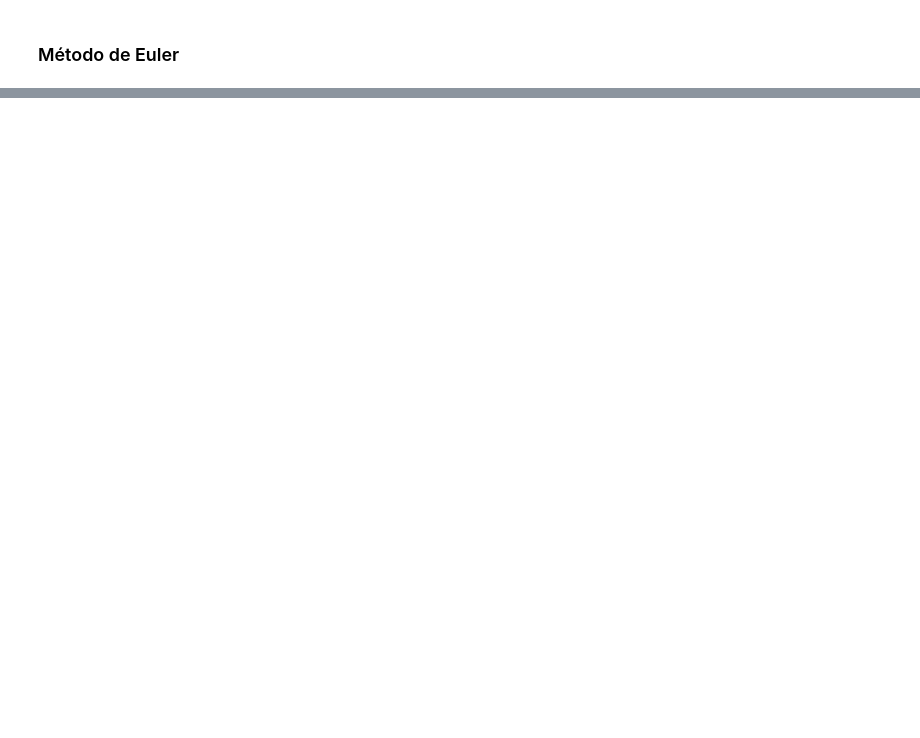
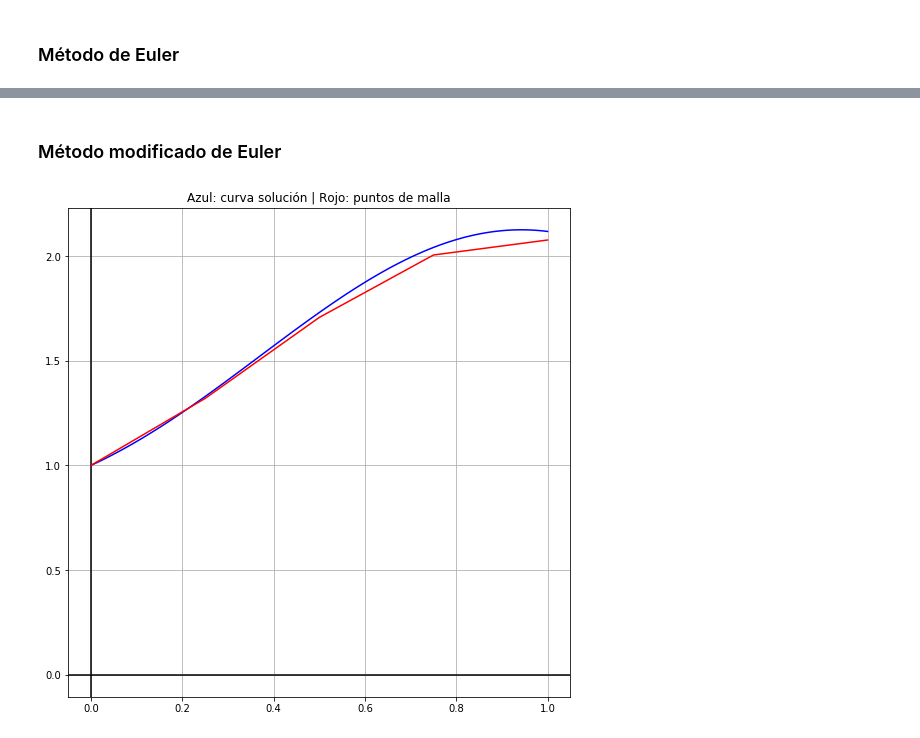
Before and after one commit to 00251716/NumericalAnalysis2018, a Jupyter notebook: 04-ODES/4-1-IVPs.ipynb, the cells around one changed output, grey strips where cells are left out. Cells and saved outputs as stored; diff of their text form; code cells hidden in the pictures; blank space fills up the shorter version.

Commit message:
Método de Heun aimplementado

```diff
--- a/04-ODES/4-1-IVPs.ipynb
+++ b/04-ODES/4-1-IVPs.ipynb
@@ -150,0 +140,46 @@ printTable(columns, data)
+# %% [markdown]
+### Método modificado de Euler
+# %%
+import matplotlib.pyplot as plt;
+fig, ax = plt.subplots(figsize=(9, 9));
+
+#Definimos las columnas que contendrá la tabla
+columns = ["i", "xi", "yi", "y(xi)", "Eabs"]
+data = []
+
+xvaluesmeuler = []
+yvaluesmeuler = []
+
+i=0
+n = int((b-a)/h) #determinamos los puntos de malla -1
+t = a
+w = y0
+xvaluesmeuler.append(t)
+yvaluesmeuler.append(w)
+val = sol.subs(x, t).evalf()
+e_abs = abs(w - val)
+
+aux = [str(i), str(t), str(w), str(val), str(e_abs)]
+data.append(aux)
+
+for i in range(1, n+1):
+    w = w + (h/2)*( f.subs({x:t, y:w}) + f.subs({x:t+h, y: w + h*f.subs({x:t, y:w})})  )
+    t = a + i*h
+    val = sol.subs(x, t).evalf()
+    e_abs = abs(w - val)
+    aux = [str(i), str(t), str(w), str(val), str(e_abs)]
+    data.append(aux)
+    xvaluesmeuler.append(t)
+    yvaluesmeuler.append(w)
+
+lambdaf = lambdify(x, sol);
+#ax.axhline(y=0, color="k")
+#ax.axvline(x=0, color="k")
+xv = np.linspace(a , b  , 100)
+ax.plot(xv, lambdaf(xv), color='blue')
+plt.plot(xvaluesmeuler, yvaluesmeuler, color='red');
+plt.title("Azul: curva solución | Rojo: puntos de malla");
+plt.grid();
+plt.show()
+# %% [output]
+[figure, added]
```
Also changed, not shown: parts of 7 cells of this notebook.
